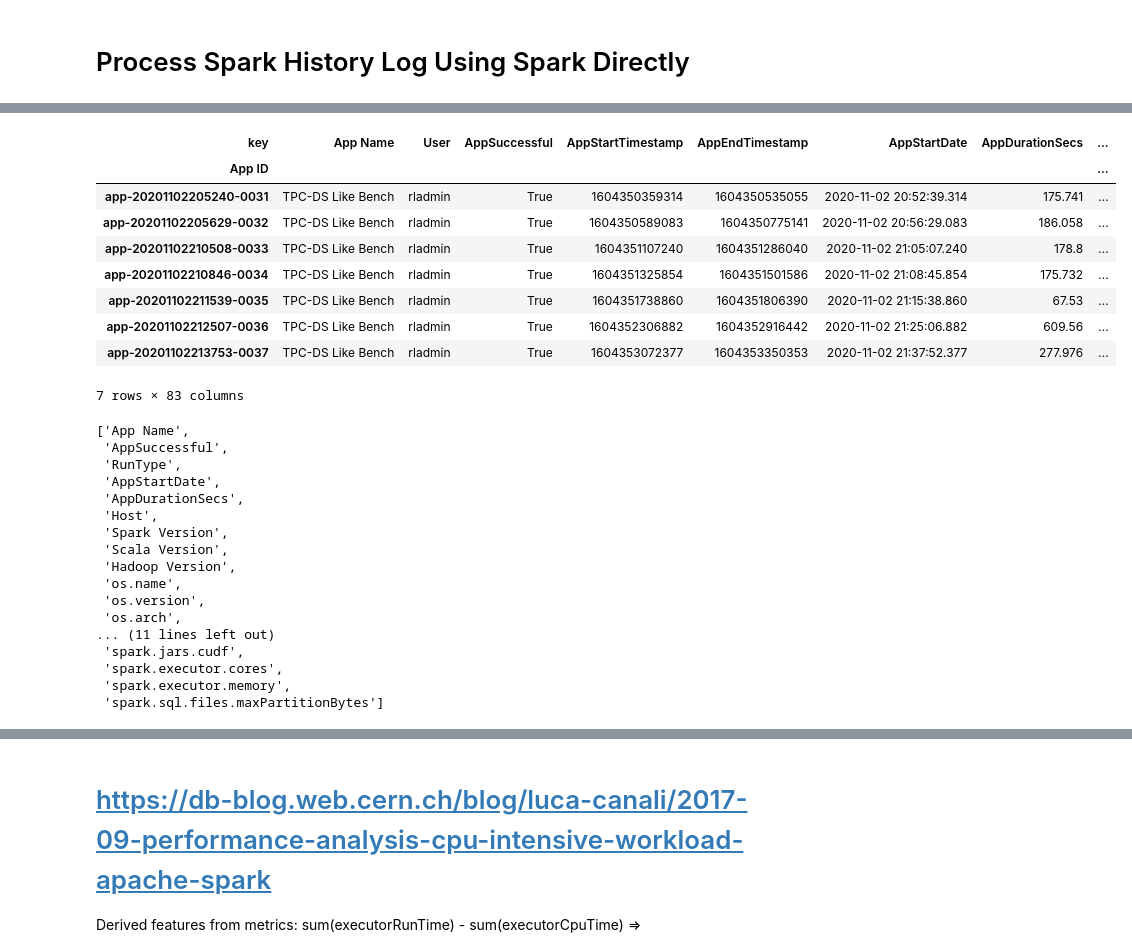
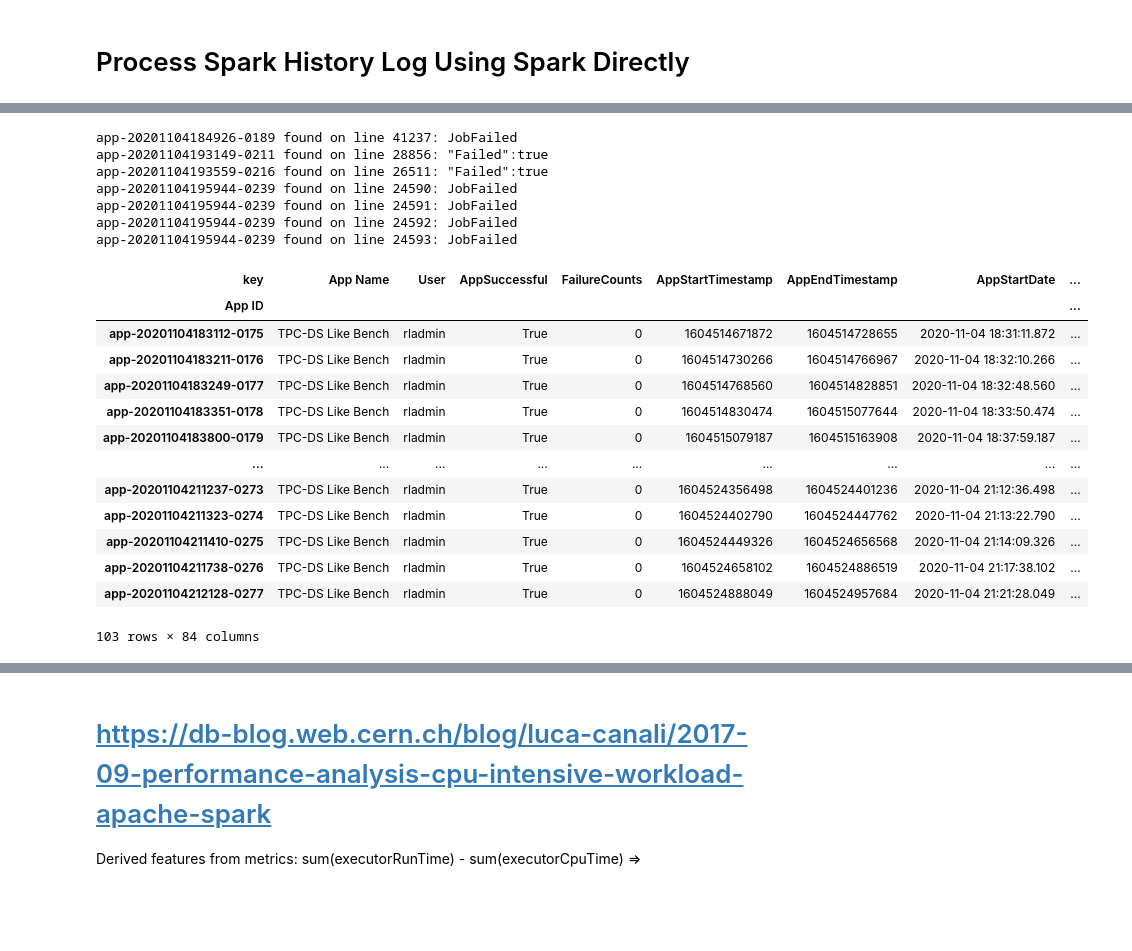
Before and after one commit to btong04/spark-event-vis, a Jupyter notebook: history_log_processing.ipynb, the cells around one changed output, grey strips where cells are left out. Drawn from its saved outputs; the diff is of its cells as text; code cells hidden in the pictures; blank space fills up the shorter version.

```diff
--- a/history_log_processing.ipynb
+++ b/history_log_processing.ipynb
@@ -28,14 +28,15 @@ hv.extension('bokeh')
 workload = {
     'criteo-s3': r'criteo-logs/app-20201008161252-0083',
     'criteo-hdfs': r'criteo-logs/app-20201008165248-0084',
-    'sample0': r'spark-logs/app-20201012153929-0105',
-    'sample1': r'spark-logs/app-20201023192446-0040',
-    'sample2': r'spark-logs/app-20201023193623-0041'  # incomplete
+    'mortgage0': r'spark-logs/app-20201012153929-0105',
+#     'mortgage1': r'spark-logs/app-20201023192446-0040',
+#     'mortgage2': r'spark-logs/app-20201023193623-0041'  # incomplete
 }
 
 
 # Generate TOC for history log files in a directory
-log_dirs = [r'c:\data\opt\spark\history', r'C:\data\tpcds-cpu-rob\stageMetrics_sparklogs']
+# log_dirs = [r'c:\data\opt\spark\history', r'C:\data\tpcds-cpu-rob\stageMetrics_sparklogs']
+log_dirs = [r'C:\data\tpcds-cpu-rob\sparkLogs\stageMetrics']
 # toc = ut.gen_toc(r'c:\data\opt\spark\history')
 toc = pd.concat([ut.gen_toc(cc) for cc in log_dirs])
 toc
@@ -63,6 +64,21 @@ def parse_spark_logs(filename):
     """
     Read top 4 lines in json file and parse attributes for SparkListenerLogStart, SparkListenerBlockManagerAdded, SparkListenerEnvironmentUpdate,   SparkListenerApplicationStart. Read last line to get AppEndTimestamp.
     """
+
+    def failure_counts(filename, verbose=True):
+        """
+        Deep scan of event log files to detect if errors present. Count number of occurences.
+        """
+        # TODO: identify json structure and location for failures. @Will has sqlite tables for job_info, task_meta, stage_meta.
+        pattern = re.compile('"Reason":"F|"Failed":true|JobFailed|TaskFailed|StageFailed|"Killed":true|"Stage Attempt ID":1')
+
+        fail_cnt = 0
+        for i, line in enumerate(open(filename)):
+            for match in re.finditer(pattern, line):
+                fail_cnt += 1
+                if verbose:
+                    print(filename.split('\\')[-1] + ' found on line %s: %s' % (i+1, match.group()))
+        return(fail_cnt)
 
     def re_startswith_concat(pattern_list):
         """
@@ -163,6 +179,7 @@ def parse_spark_logs(filename):
 
         if event_name == 'SparkListenerApplicationStart':
             row['AppSuccessful'] = success_flag # File closed with Event=SparkListenerApplicationEnd?
+            row['FailureCounts'] = failure_counts(filename)
             row['AppStartTimestamp'] = row.pop('Timestamp')
             row['AppEndTimestamp'] = last_line['AppEndTimestamp']
 
@@ -237,43 +254,56 @@ def parse_spark_logs(filename):
     if ('com.nvidia.spark.SQLPlugin' in flat_props.loc['spark.plugins']) == True:
         if flat_props.loc['spark.rapids.sql.enabled'] == 'false':
             flat_props.loc['RunType'] = 'cpu'
         else:
             flat_props.loc['RunType'] = 'gpu'
     else:
         flat_props.loc['RunType'] = 'cpu'
 
     # Clean up fields:
     flat_props.loc['Scala Version'] = flat_props.loc['Scala Version'].values[0].split(' ')[1]
 
     # Append dataframes:
     flat_props = flat_props.append(jars_pattern_df)
 
     # Check for duplicates. Manually update/replace as needed.
     val_counts = flat_props.index.value_counts()
     dupes = val_counts[val_counts > 1].index.values
     if len(dupes) > 0:
         raise ValueError('Duplication detected. Look at: '+ dupes)
 
     # Clean up by removing more rows:
     # remove_props = ['spark.jars', 'spark.driver.extraClassPath', 'spark.executor.extraClassPath', 'spark.repl.local.jars']
     # flat_props.drop(remove_props, inplace=True)
     return(flat_props)
 
 # Run for all workloads:
 # all_results = pd.concat([parse_spark_logs(fn) for fn in workload.values()], axis=1)
 all_results = pd.concat([parse_spark_logs(fn) for fn in toc['file_loc']], axis=1).T.set_index('App ID', drop=True)
 all_results
+
+# TODO: paralellization requires temp tables to have variable names (e.g., PerfTaskMetrics01) for spark to process.
 # %% [output]
+app-20201104184926-0189 found on line 41237: JobFailed
+app-20201104193149-0211 found on line 28856: "Failed":true
+app-20201104193559-0216 found on line 26511: "Failed":true
+app-20201104195944-0239 found on line 24590: JobFailed
+app-20201104195944-0239 found on line 24591: JobFailed
+app-20201104195944-0239 found on line 24592: JobFailed
+app-20201104195944-0239 found on line 24593: JobFailed
-| key | App Name | User | AppSuccessful | AppStartTimestamp | AppEndTimestamp | AppStartDate | AppDurationSecs | ... |
+| key | App Name | User | AppSuccessful | FailureCounts | AppStartTimestamp | AppEndTimestamp | AppStartDate | ... |
 | App ID |  |  |  |  |  |  |  | ... |
-| app-20201102205240-0031 | TPC-DS Like Bench | rladmin | True | 1604350359314 | 1604350535055 | 2020-11-02 20:52:39.314 | 175.741 | ... |
-| app-20201102205629-0032 | TPC-DS Like Bench | rladmin | True | 1604350589083 | 1604350775141 | 2020-11-02 20:56:29.083 | 186.058 | ... |
-| app-20201102210508-0033 | TPC-DS Like Bench | rladmin | True | 1604351107240 | 1604351286040 | 2020-11-02 21:05:07.240 | 178.8 | ... |
-| app-20201102210846-0034 | TPC-DS Like Bench | rladmin | True | 1604351325854 | 1604351501586 | 2020-11-02 21:08:45.854 | 175.732 | ... |
-| app-20201102211539-0035 | TPC-DS Like Bench | rladmin | True | 1604351738860 | 1604351806390 | 2020-11-02 21:15:38.860 | 67.53 | ... |
-| app-20201102212507-0036 | TPC-DS Like Bench | rladmin | True | 1604352306882 | 1604352916442 | 2020-11-02 21:25:06.882 | 609.56 | ... |
-| app-20201102213753-0037 | TPC-DS Like Bench | rladmin | True | 1604353072377 | 1604353350353 | 2020-11-02 21:37:52.377 | 277.976 | ... |
+| app-20201104183112-0175 | TPC-DS Like Bench | rladmin | True | 0 | 1604514671872 | 1604514728655 | 2020-11-04 18:31:11.872 | ... |
+| app-20201104183211-0176 | TPC-DS Like Bench | rladmin | True | 0 | 1604514730266 | 1604514766967 | 2020-11-04 18:32:10.266 | ... |
+| app-20201104183249-0177 | TPC-DS Like Bench | rladmin | True | 0 | 1604514768560 | 1604514828851 | 2020-11-04 18:32:48.560 | ... |
+| app-20201104183351-0178 | TPC-DS Like Bench | rladmin | True | 0 | 1604514830474 | 1604515077644 | 2020-11-04 18:33:50.474 | ... |
+| app-20201104183800-0179 | TPC-DS Like Bench | rladmin | True | 0 | 1604515079187 | 1604515163908 | 2020-11-04 18:37:59.187 | ... |
+| ... | ... | ... | ... | ... | ... | ... | ... | ... |
+| app-20201104211237-0273 | TPC-DS Like Bench | rladmin | True | 0 | 1604524356498 | 1604524401236 | 2020-11-04 21:12:36.498 | ... |
+| app-20201104211323-0274 | TPC-DS Like Bench | rladmin | True | 0 | 1604524402790 | 1604524447762 | 2020-11-04 21:13:22.790 | ... |
+| app-20201104211410-0275 | TPC-DS Like Bench | rladmin | True | 0 | 1604524449326 | 1604524656568 | 2020-11-04 21:14:09.326 | ... |
+| app-20201104211738-0276 | TPC-DS Like Bench | rladmin | True | 0 | 1604524658102 | 1604524886519 | 2020-11-04 21:17:38.102 | ... |
+| app-20201104212128-0277 | TPC-DS Like Bench | rladmin | True | 0 | 1604524888049 | 1604524957684 | 2020-11-04 21:21:28.049 | ... |
-7 rows × 83 columns
+103 rows × 84 columns
 # %%
 # Determine useful columns for reporting purposes:
 use_cols = ['App Name', 'AppSuccessful','RunType', 'AppStartDate', 'AppDurationSecs',
@@ -295,25 +325,5 @@ use_cols = [cc for cc in use_cols if cc in all_cols]
 remain_cols = list(set(all_cols) - set(use_cols))
 
 all_results[use_cols + remain_cols].to_csv('spark_log_filtered_attr.csv')
-# %%
-use_cols
-# %% [output]
-['App Name',
- 'AppSuccessful',
- 'RunType',
- 'AppStartDate',
- 'AppDurationSecs',
- 'Host',
- 'Spark Version',
- 'Scala Version',
- 'Hadoop Version',
- 'os.name',
- 'os.version',
- 'os.arch',
-... (11 lines left out)
- 'spark.jars.cudf',
- 'spark.executor.cores',
- 'spark.executor.memory',
- 'spark.sql.files.maxPartitionBytes']
 # %%
 break
```
Also changed, not shown: parts of 11 cells of this notebook, 16 other files.
